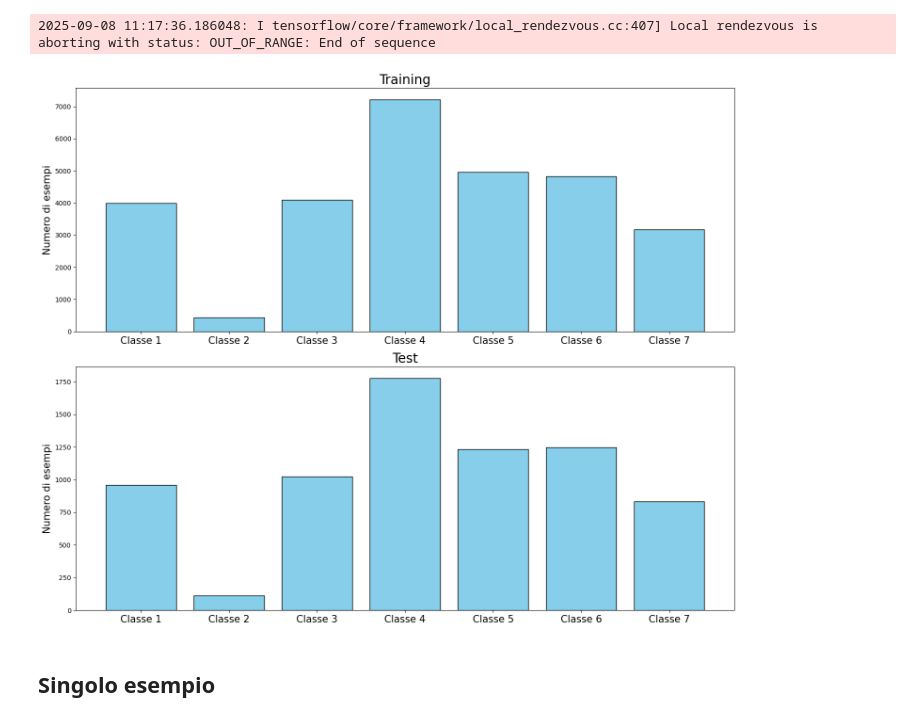
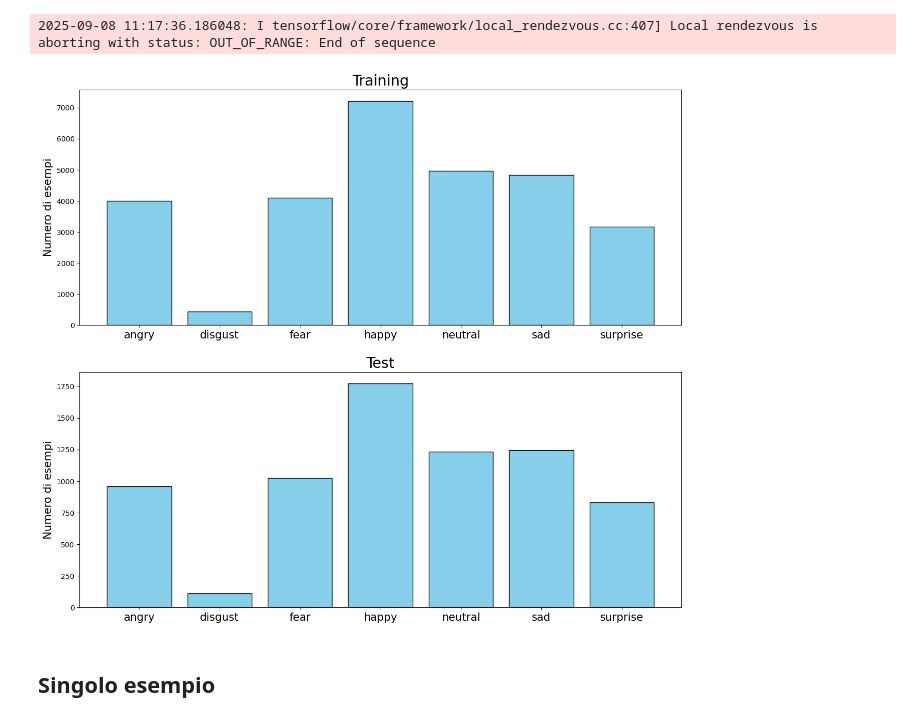
Before and after one commit to Negrini085/DeepLearning, a Jupyter notebook: Progetto/Dataset/dataset.ipynb, the cells around one changed output. Drawn from its saved outputs; the diff is of its cells as text; code cells hidden in the pictures.

```diff
--- a/Progetto/Dataset/dataset.ipynb
+++ b/Progetto/Dataset/dataset.ipynb
@@ -98,21 +98,22 @@ for i in range(0, 7):
     numTe.append(np.sum(labTe == i))
 # %%
 # Creo figura e poi riempio ciclando
-fig, ax = plt.subplots(2, 1, figsize=(15, 12))
+fig, ax = plt.subplots(2, 1, figsize=(15, 13))
+cls = ['angry', 'disgust', 'fear', 'happy', 'neutral', 'sad', 'surprise']
 
 ax[0].bar(range(len(numTr)), numTr, color='skyblue', edgecolor='black')
-ax[0].set_xticks(range(len(numTr)), [f'Classe {i+1}' for i in range(len(numTr))], fontsize = 15)
+ax[0].set_xticks(range(len(numTr)), [i for i in cls], fontsize = 15)
 ax[0].set_ylabel("Numero di esempi", fontsize = 15)
 ax[0].set_title("Training", fontsize = 20)
 
 ax[1].bar(range(len(numTe)), numTe, color='skyblue', edgecolor='black')
-ax[1].set_xticks(range(len(numTe)), [f'Classe {i+1}' for i in range(len(numTe))], fontsize = 15)
+ax[1].set_xticks(range(len(numTe)), [i for i in cls], fontsize = 15)
 ax[1].set_ylabel("Numero di esempi", fontsize = 15)
 ax[1].set_title("Test", fontsize = 20)
 
-plt.tight_layout()
+#plt.tight_layout()
 plt.show()
 # %% [output]
-[figure, old version]
+[figure, new version]
 # %% [markdown]
 ## Singolo esempio
```
Also changed, not shown: parts of 4 cells of this notebook, 3 other files.
